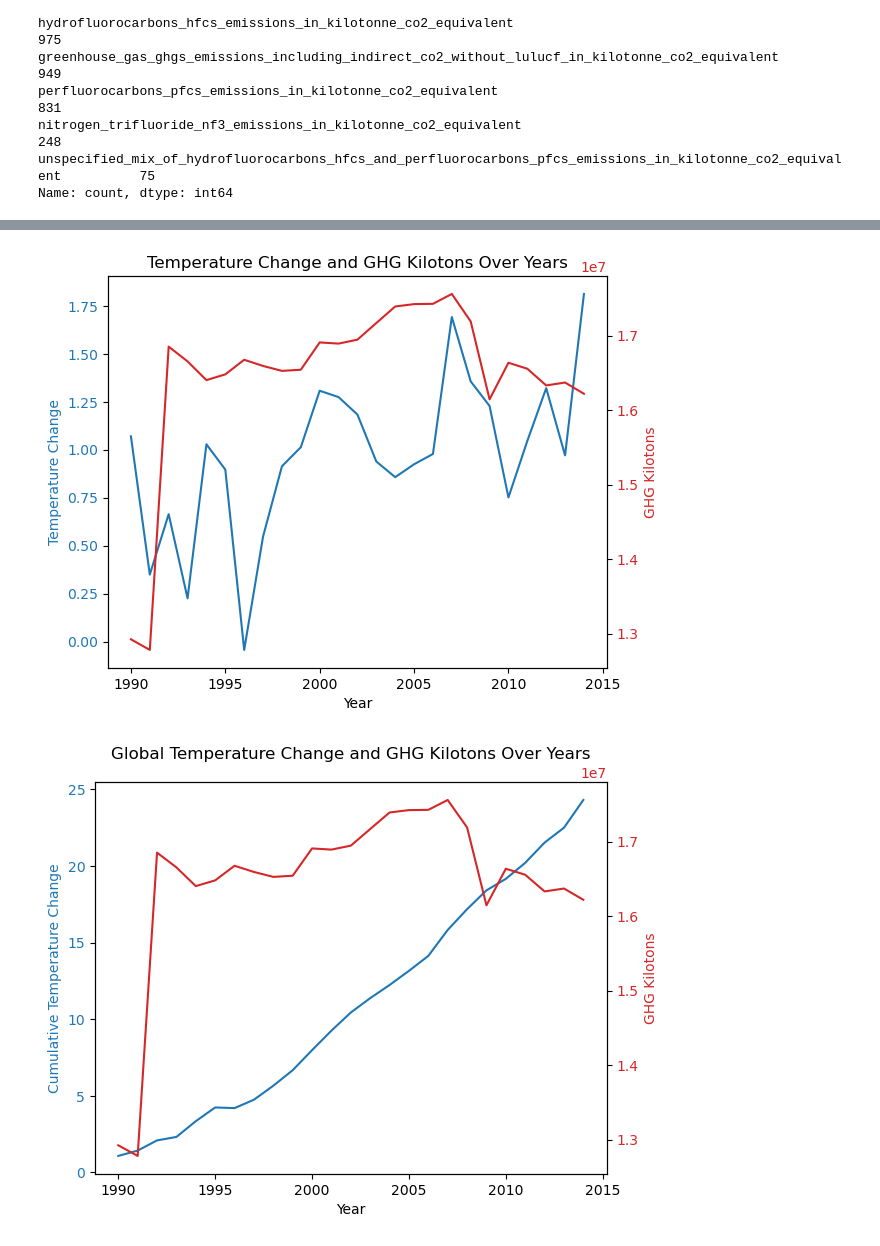
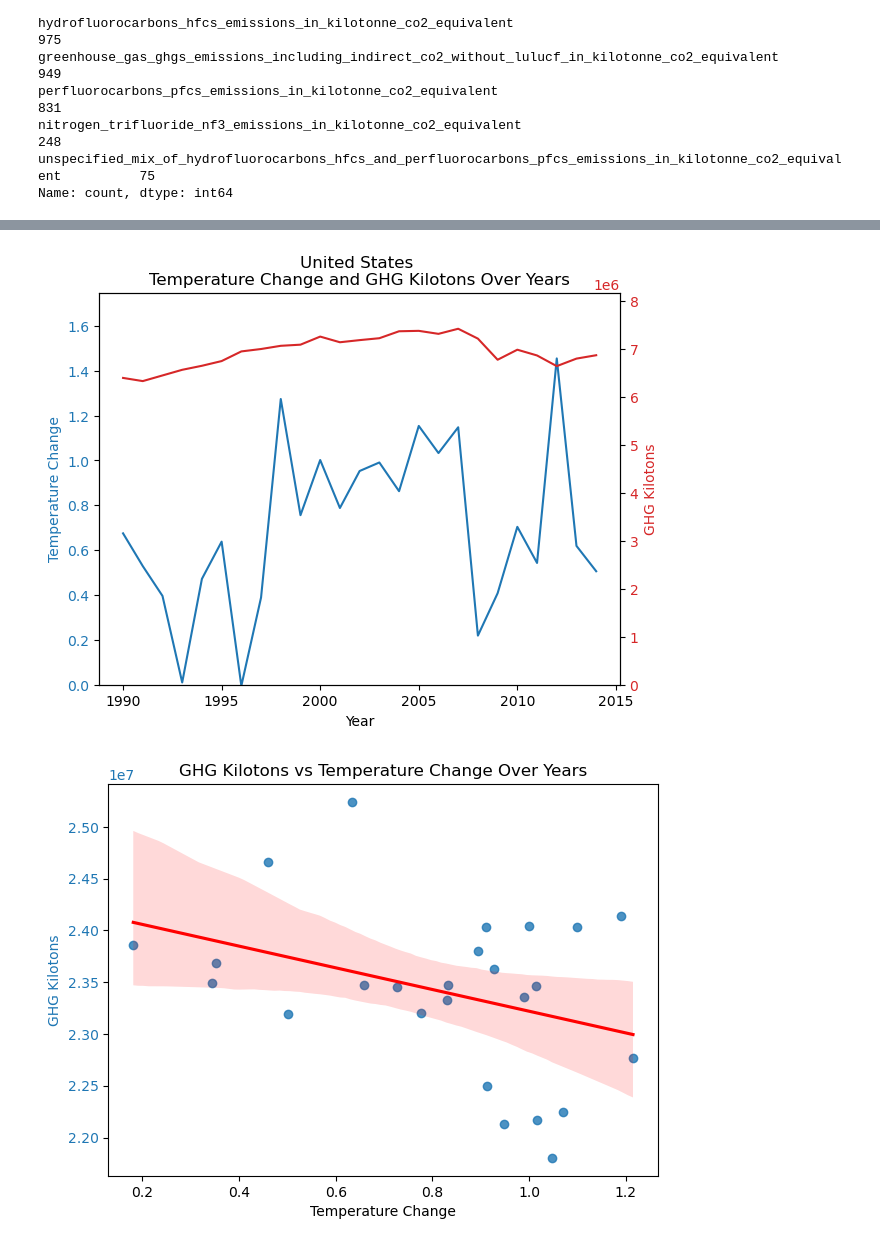
Before and after one commit to LaserLon/EDA, a Jupyter notebook: Project/EDA.ipynb, the cells around one changed output, grey strips where cells are left out. Drawn from its saved outputs; the diff is of its cells as text; code cells hidden in the pictures.

```diff
--- a/Project/EDA.ipynb
+++ b/Project/EDA.ipynb
@@ -379,0 +385,9 @@ df_greenhouse_gas
+# %%
+# Add a row for each year that is called world and contains a sum of all other contries in that year
+
+df_world = df_greenhouse_gas.groupby('year')['value'].sum().reset_index()
+df_world['Country'] = 'World'
+df_world = df_world[['Country', 'year', 'value']]
+df_combined = pd.concat([df_greenhouse_gas, df_world], ignore_index=True)
+df_greenhouse_gas = df_combined.sort_values(by=['year', 'Country']).reset_index(drop=True)
+df_greenhouse_gas
@@ -401,6 +450,8 @@ df_greenhouse_gas
 
 df_tempchange['Year'] = df_tempchange['Year'].astype(int)
 df_data = df_tempchange.merge(df_greenhouse_gas, on=['Country', 'Year'], how='inner')
-df_data = df_data.dropna().reset_index(drop=True)
-df_data
+# df_data = df_data.dropna().reset_index(drop=True)
+# df_data
+unique_countries_list = df_data['Country'].unique().tolist()
+unique_countries_list
 # %% [output]
@@ -461,4 +567,4 @@ df_data.head()
 # %%
-df_global = df_data.groupby('Year').agg({'Temperature Change': 'mean','GHG Kilotons': 'sum'}).reset_index()
-df_global
+df_north_america = df_data.loc[df_data['Country'] == 'United States of America'].groupby(['Continent', 'Year']).agg({'GHG Kilotons': 'sum','Temperature Change': 'mean'}).reset_index()
+df_north_america
 # %% [output]
@@ -504,48 +588,44 @@ df_global
 # %%
-
-import matplotlib.pyplot as plt
+pd.options.display.float_format = '{:.2f}'.format
 
 fig, ax1 = plt.subplots()
 
 color = 'tab:blue'
-ax1.set_xlabel(df_global.columns[0])  # Year
-ax1.set_ylabel(df_global.columns[1], color=color)  # Temperature Change
-ax1.plot(df_global['Year'], df_global['Temperature Change'], color=color)
+ax1.set_xlabel(df_north_america.columns[1])
+ax1.set_ylabel(df_north_america.columns[3], color=color)
+ax1.plot(df_north_america['Year'], df_north_america['Temperature Change'], color=color)
 ax1.tick_params(axis='y', labelcolor=color)
+ax1.set_ylim(0, max(df_north_america['Temperature Change']) * 1.2)
 
-ax2 = ax1.twinx()  # instantiate a second axes that shares the same x-axis
+
+ax2 = ax1.twinx()
 
 color = 'tab:red'
-ax2.set_ylabel(df_global.columns[2], color=color)  # GHG Kilotons
-ax2.plot(df_global['Year'], df_global['GHG Kilotons'], color=color)
+ax2.set_ylabel(df_north_america.columns[2], color=color)
+ax2.plot(df_north_america['Year'], df_north_america['GHG Kilotons'], color=color)
 ax2.tick_params(axis='y', labelcolor=color)
+ax2.set_ylim(0, max(df_north_america['GHG Kilotons']) * 1.1)
 
-fig.tight_layout()  # otherwise the right y-label is slightly clipped
-plt.title('Temperature Change and GHG Kilotons Over Years')
+
+fig.tight_layout()
+plt.title(f'United States \nTemperature Change and GHG Kilotons Over Years')
 plt.show()
 # %% [output]
-[figure, old version]
+[figure, new version]
 # %%
-df_global['Cumulative Temperature Change'] = df_global['Temperature Change'].cumsum()
+import seaborn as sns #this tool came from a reccomendation from Chat GPT
 
 # Plot the data
 fig, ax1 = plt.subplots()
 
 color = 'tab:blue'
-ax1.set_xlabel(df_global.columns[0])  # Year
-ax1.set_ylabel('Cumulative ' + df_global.columns[1], color=color)  # Cumulative Temperature Change
-ax1.plot(df_global['Year'], df_global['Cumulative Temperature Change'], color=color)
-ax1.tick_params(axis='y', labelcolor='tab:blue')
-
-ax2 = ax1.twinx()  # instantiate a second axes that shares the same x-axis
-
-color = 'tab:red'
-ax2.set_ylabel(df_global.columns[2], color=color)  # GHG Kilotons
-ax2.plot(df_global['Year'], df_global['GHG Kilotons'], color=color)
-ax2.tick_params(axis='y', labelcolor=color)
+ax1.set_xlabel(df_global.columns[2])  # Temperature Change
+ax1.set_ylabel(df_global.columns[3], color=color)  # GHG Kilotons
+sns.regplot(x='Temperature Change', y='GHG Kilotons', data=df_global, ax=ax1, scatter_kws={'color': color}, line_kws={'color': 'red'})
+ax1.tick_params(axis='y', labelcolor=color)
 
 fig.tight_layout()  # otherwise the right y-label is slightly clipped
-plt.title('Global Temperature Change and GHG Kilotons Over Years')
+plt.title('GHG Kilotons vs Temperature Change Over Years')
 plt.show()
 # %% [output]
-[figure, old version]
+[figure, new version]
```
Also changed, not shown: parts of 37 cells of this notebook, 1 other file.
